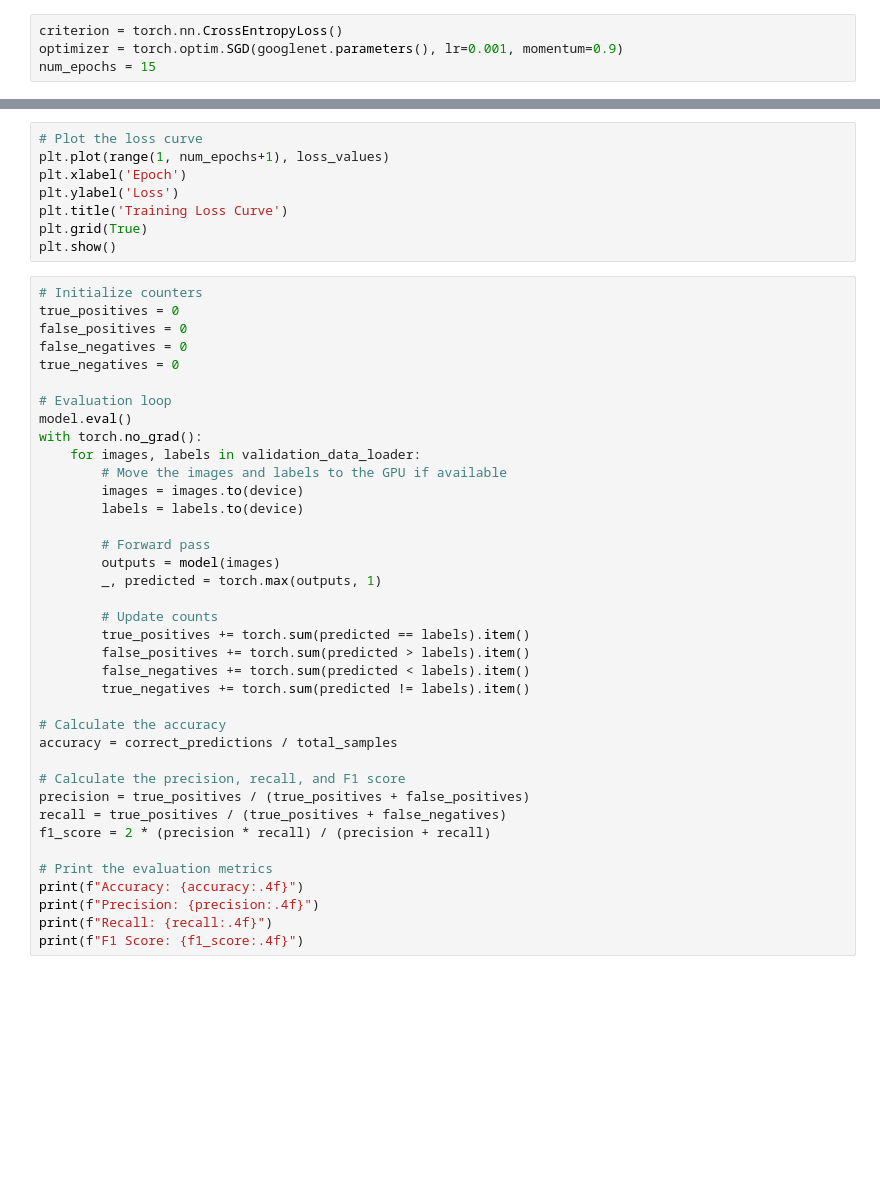
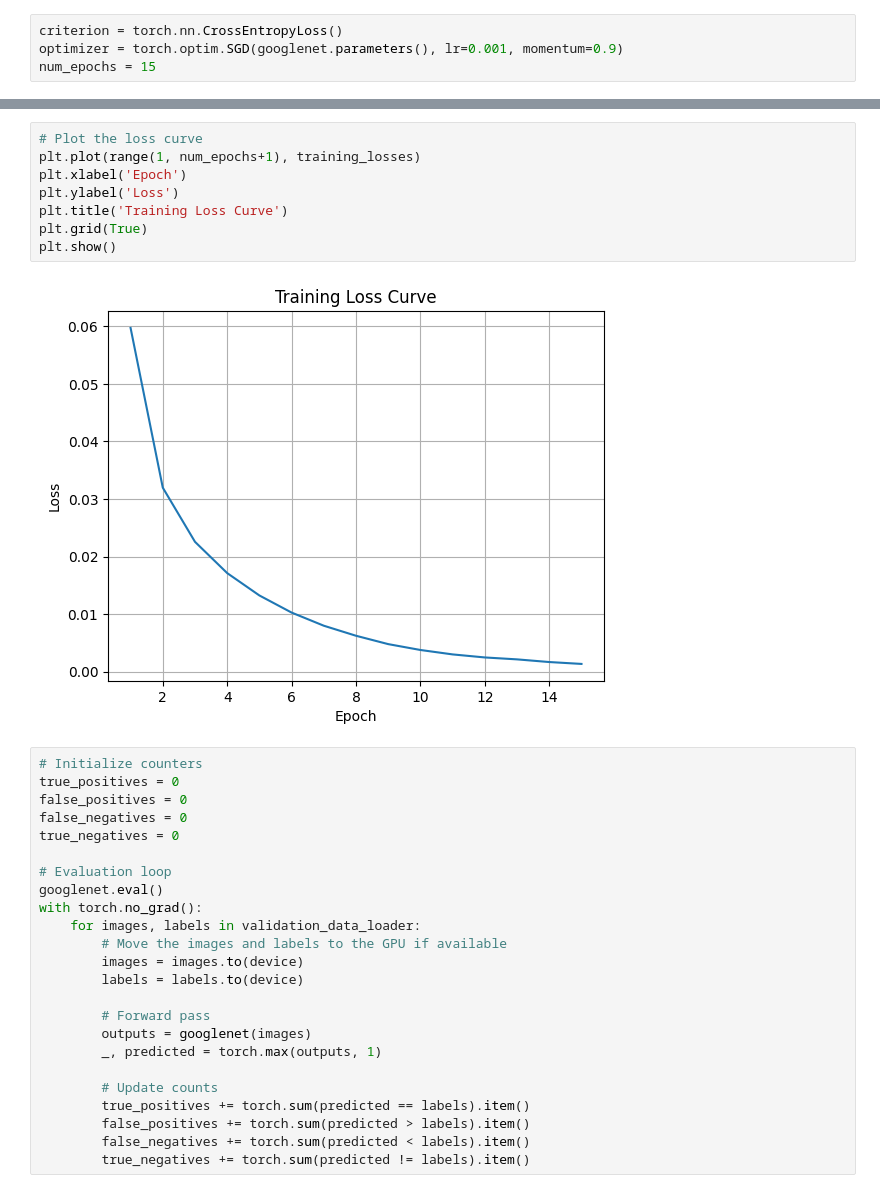
Before and after one commit to MuhammadIrzam447/visionCodes, a Jupyter notebook: images_ferramenta.ipynb, the cells around one changed output, grey strips where cells are left out. Saved outputs shown, nothing was run; the diff lists cells and outputs as text; blank space fills up the shorter version.

```diff
--- a/images_ferramenta.ipynb
+++ b/images_ferramenta.ipynb
@@ -403,11 +441,13 @@ for epoch in range(num_epochs):
 # %%
 # Plot the loss curve
-plt.plot(range(1, num_epochs+1), loss_values)
+plt.plot(range(1, num_epochs+1), training_losses)
 plt.xlabel('Epoch')
 plt.ylabel('Loss')
 plt.title('Training Loss Curve')
 plt.grid(True)
 plt.show()
+# %% [output]
+[figure, added]
 # %%
 # Initialize counters
 true_positives = 0
@@ -416,7 +456,7 @@ false_negatives = 0
 true_negatives = 0
 
 # Evaluation loop
-model.eval()
+googlenet.eval()
 with torch.no_grad():
     for images, labels in validation_data_loader:
         # Move the images and labels to the GPU if available
@@ -424,7 +464,7 @@ with torch.no_grad():
         labels = labels.to(device)
 
         # Forward pass
-        outputs = model(images)
+        outputs = googlenet(images)
         _, predicted = torch.max(outputs, 1)
 
         # Update counts
@@ -432,17 +472,3 @@ with torch.no_grad():
         false_positives += torch.sum(predicted > labels).item()
         false_negatives += torch.sum(predicted < labels).item()
         true_negatives += torch.sum(predicted != labels).item()
-
-# Calculate the accuracy
-accuracy = correct_predictions / total_samples
-
-# Calculate the precision, recall, and F1 score
-precision = true_positives / (true_positives + false_positives)
-recall = true_positives / (true_positives + false_negatives)
-f1_score = 2 * (precision * recall) / (precision + recall)
-
-# Print the evaluation metrics
-print(f"Accuracy: {accuracy:.4f}")
-print(f"Precision: {precision:.4f}")
-print(f"Recall: {recall:.4f}")
-print(f"F1 Score: {f1_score:.4f}")
```
Also changed, not shown: parts of 8 cells of this notebook.
